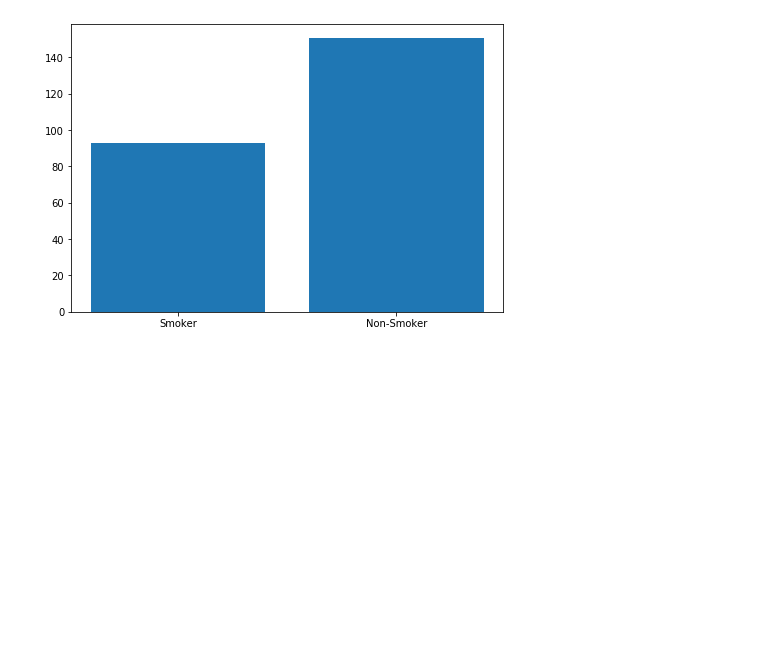
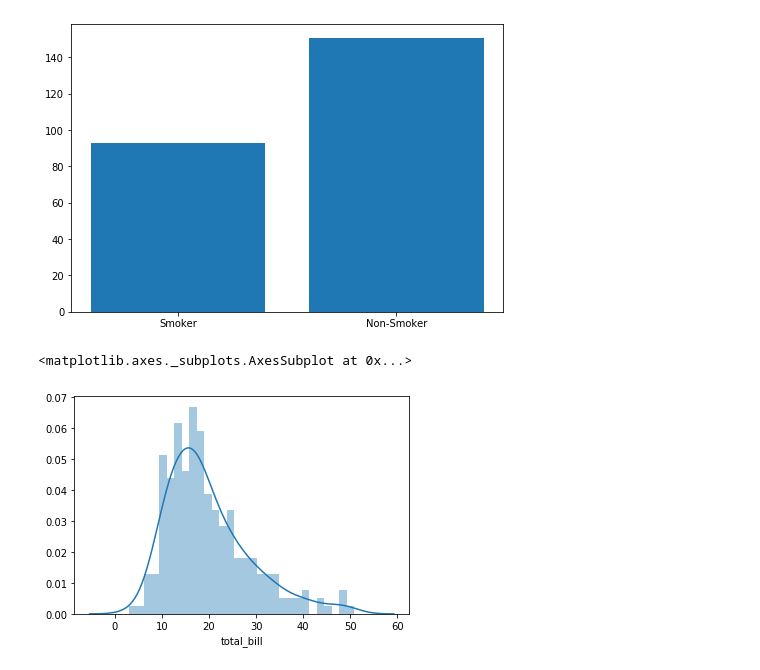
Before and after one commit to yudi43/Seaborn-Practice, a Jupyter notebook: Seaborn_practice.ipynb, the cells around one changed output. Cells and saved outputs as stored; diff of their text form; code cells hidden in the pictures; blank space fills up the shorter version.

```diff
--- a/Seaborn_practice.ipynb
+++ b/Seaborn_practice.ipynb
@@ -33,0 +37,5 @@ np.divide(tips.loc[tips['smoker'] == 'Yes'].count()['smoker'], tips.loc[tips['sm
+# %%
+sns.distplot(tips['total_bill'], bins = 30) # Give KDE = False if that line is not needed...
+# %% [output]
+<matplotlib.axes._subplots.AxesSubplot at 0x...>
+[figure, added]
```
Also changed, not shown: parts of 4 cells of this notebook.
